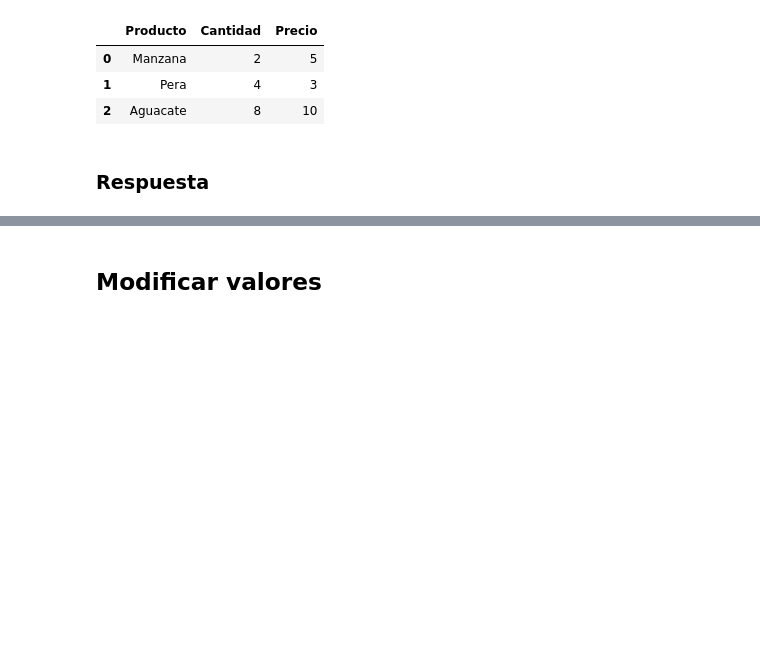
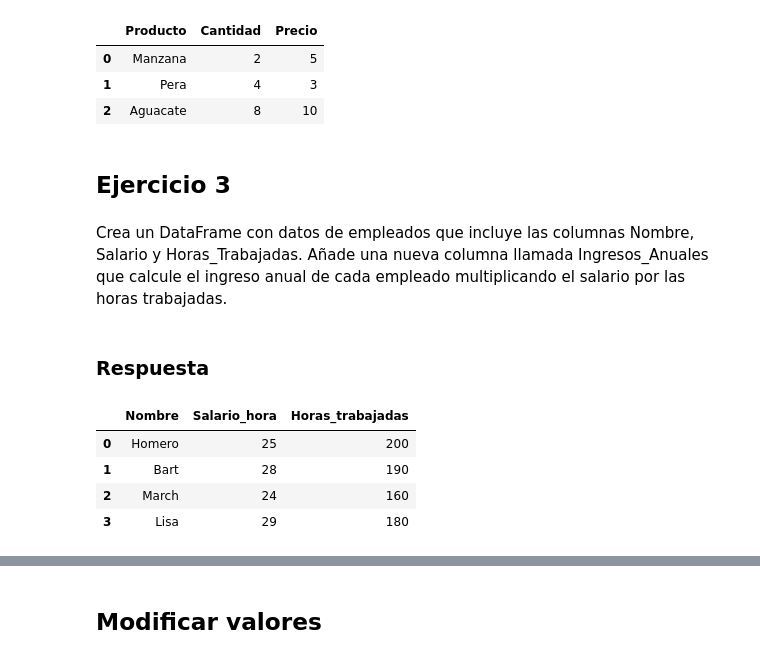
Before and after one commit to Ninigocancino/hola_pandas, a Jupyter notebook: fundamentos_pandas/manipulacion_de_datos.ipynb, the cells around one changed output, grey strips where cells are left out. Saved outputs shown, nothing was run; the diff lists cells and outputs as text; code cells hidden in the pictures; blank space fills up the shorter version.

Commit message:
A new exercise added to the 'Añadir y eliminar columnas' section of the 'manipulacion_de_datos.ipynb' file

```diff
--- a/fundamentos_pandas/manipulacion_de_datos.ipynb
+++ b/fundamentos_pandas/manipulacion_de_datos.ipynb
@@ -418,5 +418,9 @@ df_frutas_venidas
 | 0 | Manzana | 2 | 5 |
 | 1 | Pera | 4 | 3 |
 | 2 | Aguacate | 8 | 10 |
+# %% [markdown]
+## Ejercicio 3
+# %% [markdown]
+Crea un DataFrame con datos de empleados que incluye las columnas Nombre, Salario y Horas_Trabajadas. Añade una nueva columna llamada Ingresos_Anuales que calcule el ingreso anual de cada empleado multiplicando el salario por las horas trabajadas.
 # %% [markdown]
 ### Respuesta
@@ -422,0 +433,9 @@ df_frutas_venidas
+# %%
+df_nomina = pd.DataFrame(empleados)
+df_nomina
+# %% [output]
+|  | Nombre | Salario_hora | Horas_trabajadas |
+| 0 | Homero | 25 | 200 |
+| 1 | Bart | 28 | 190 |
+| 2 | March | 24 | 160 |
+| 3 | Lisa | 29 | 180 |
```
Also changed, not shown: parts of 2 cells of this notebook.
